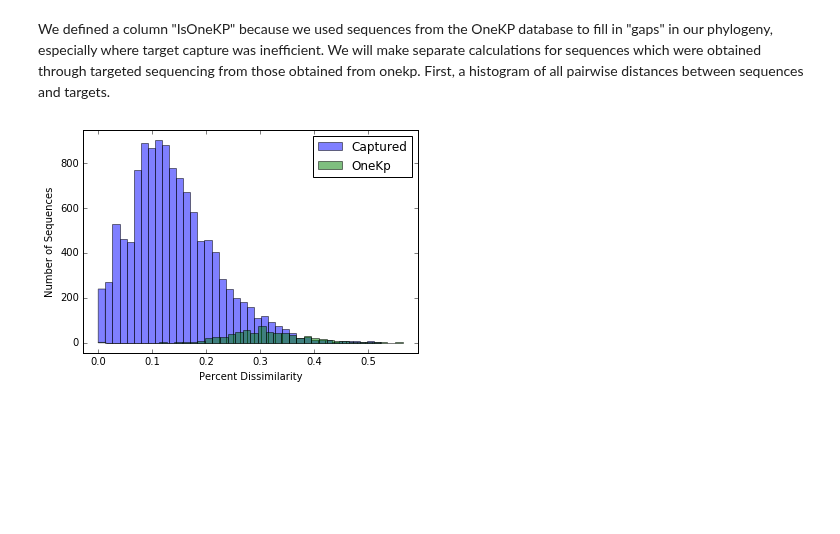
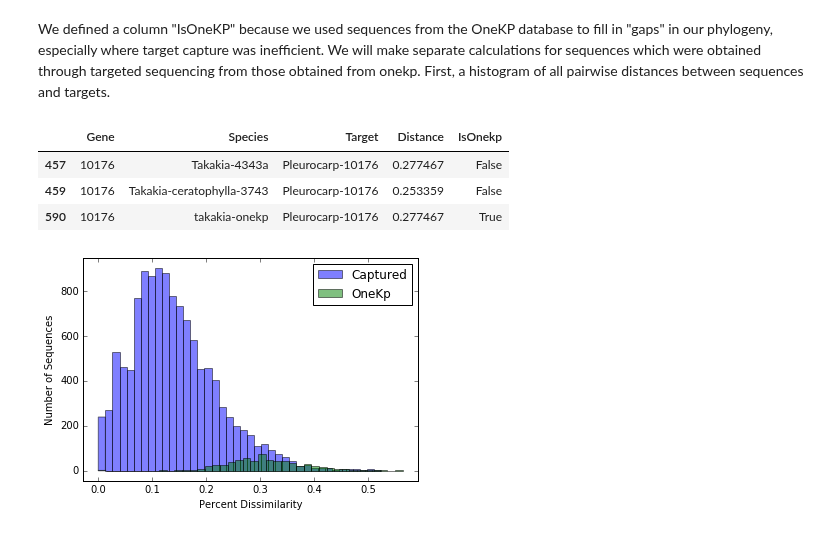
Before and after one commit to mossmatters/MJPythonNotebooks, a Jupyter notebook: MossTargetCaptureEfficiency.ipynb, the cells around one changed output. Cells and saved outputs as stored; diff of their text form; code cells hidden in the pictures; blank space fills up the shorter version.

```diff
--- a/MossTargetCaptureEfficiency.ipynb
+++ b/MossTargetCaptureEfficiency.ipynb
@@ -53,6 +53,14 @@ capture_distance_df = pd.DataFrame.from_records(minimum_distances,columns=["Gene
 capture_distance_df["IsOnekp"] = capture_distance_df.Species.str.contains("onekp")
 # %% [markdown]
 We defined a column "IsOneKP" because we used sequences from the OneKP database to fill in "gaps" in our phylogeny, especially where target capture was inefficient. We will make separate calculations for sequences which were obtained through targeted sequencing from those obtained from onekp. First, a histogram of all pairwise distances between sequences and targets.
+# %%
+capture_distance_df[(capture_distance_df.Gene == "10176") &
+                    (capture_distance_df.Species.str.lower().str.startswith("takakia"))]
+# %% [output]
+|  | Gene | Species | Target | Distance | IsOnekp |
+| 457 | 10176 | Takakia-4343a | Pleurocarp-10176 | 0.277467 | False |
+| 459 | 10176 | Takakia-ceratophylla-3743 | Pleurocarp-10176 | 0.253359 | False |
+| 590 | 10176 | takakia-onekp | Pleurocarp-10176 | 0.277467 | True |
 # %%
 groups = capture_distance_df.groupby("IsOnekp")
 fig, ax = plt.subplots()
```
Also changed, not shown: parts of 7 cells of this notebook, 5 other files.
